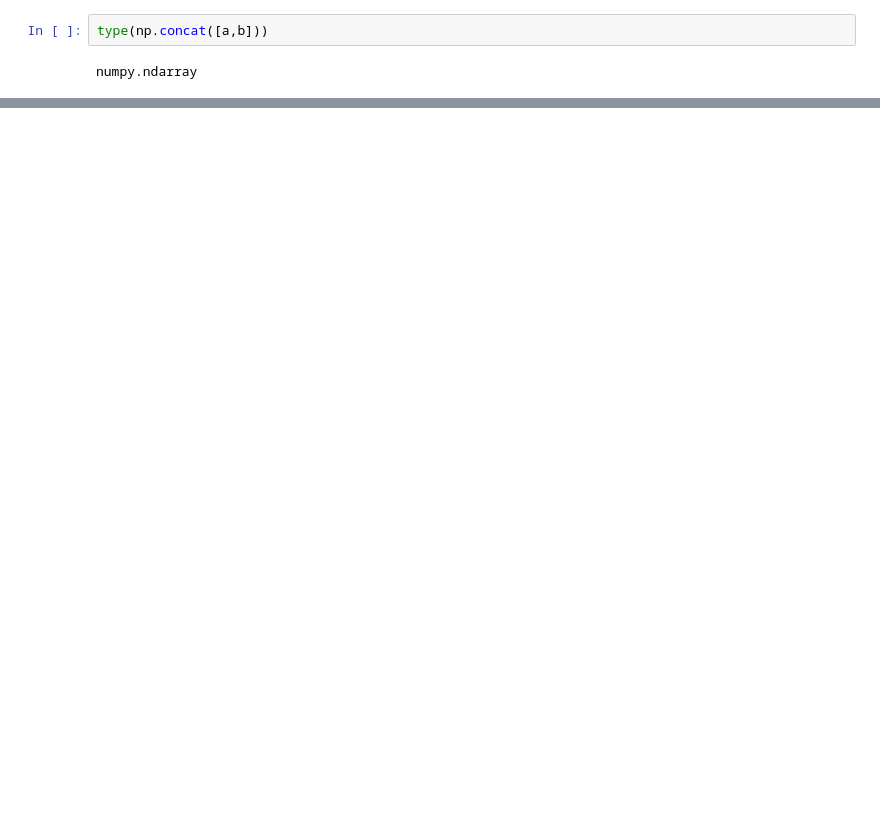
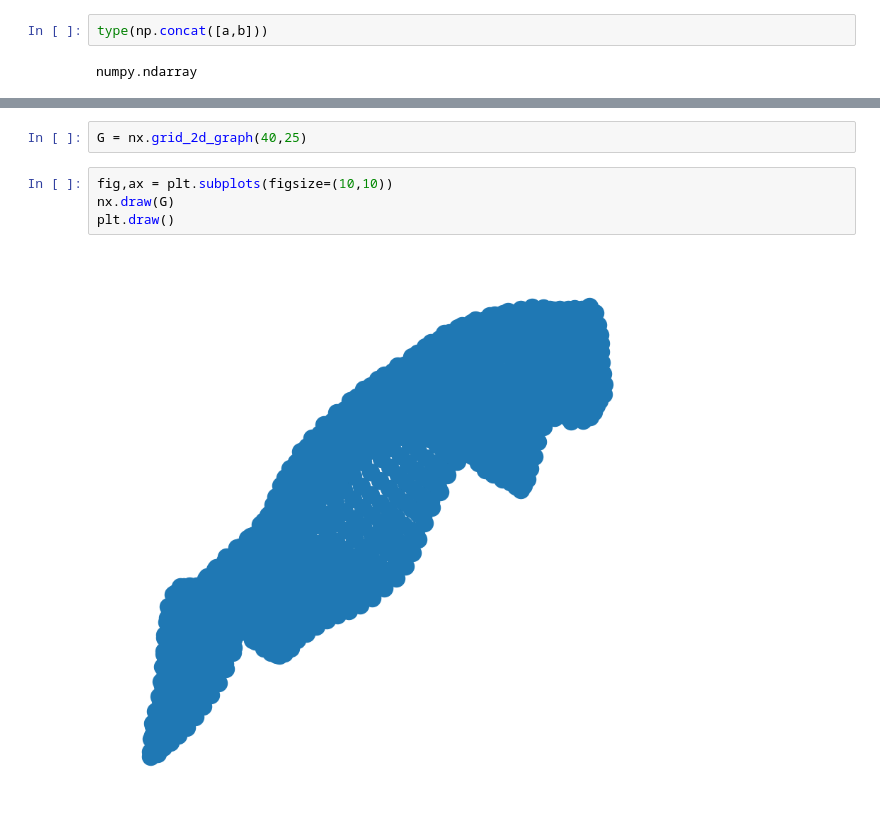
Before and after one commit to cliffplesha/puzzle-solver, a Jupyter notebook: notebook.ipynb, the cells around one changed output, grey strips where cells are left out. Cells and saved outputs as stored; diff of their text form; blank space fills up the shorter version.

```diff
--- a/notebook.ipynb
+++ b/notebook.ipynb
@@ -66,0 +151,8 @@ numpy.ndarray
+# %%
+G = nx.grid_2d_graph(40,25)
+# %%
+fig,ax = plt.subplots(figsize=(10,10))
+nx.draw(G)
+plt.draw()
+# %% [output]
+[figure, added]
```
Also changed, not shown: parts of 31 cells of this notebook, 1 other file.
